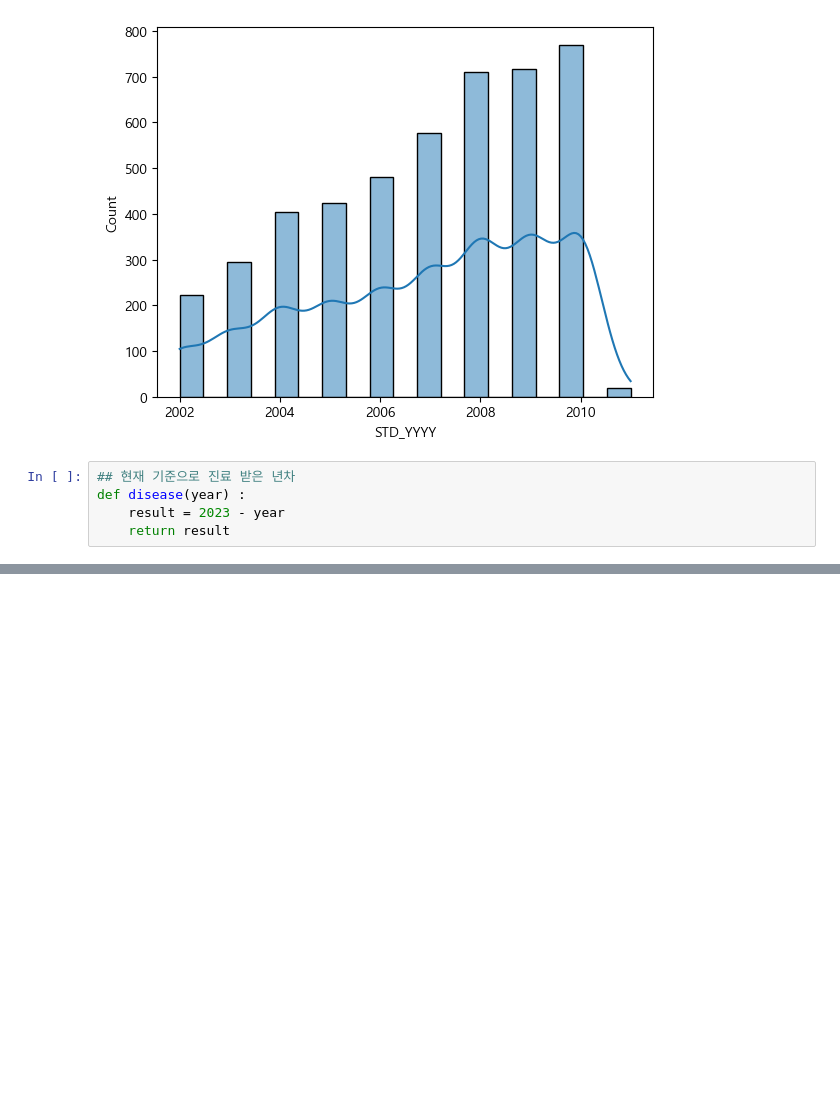
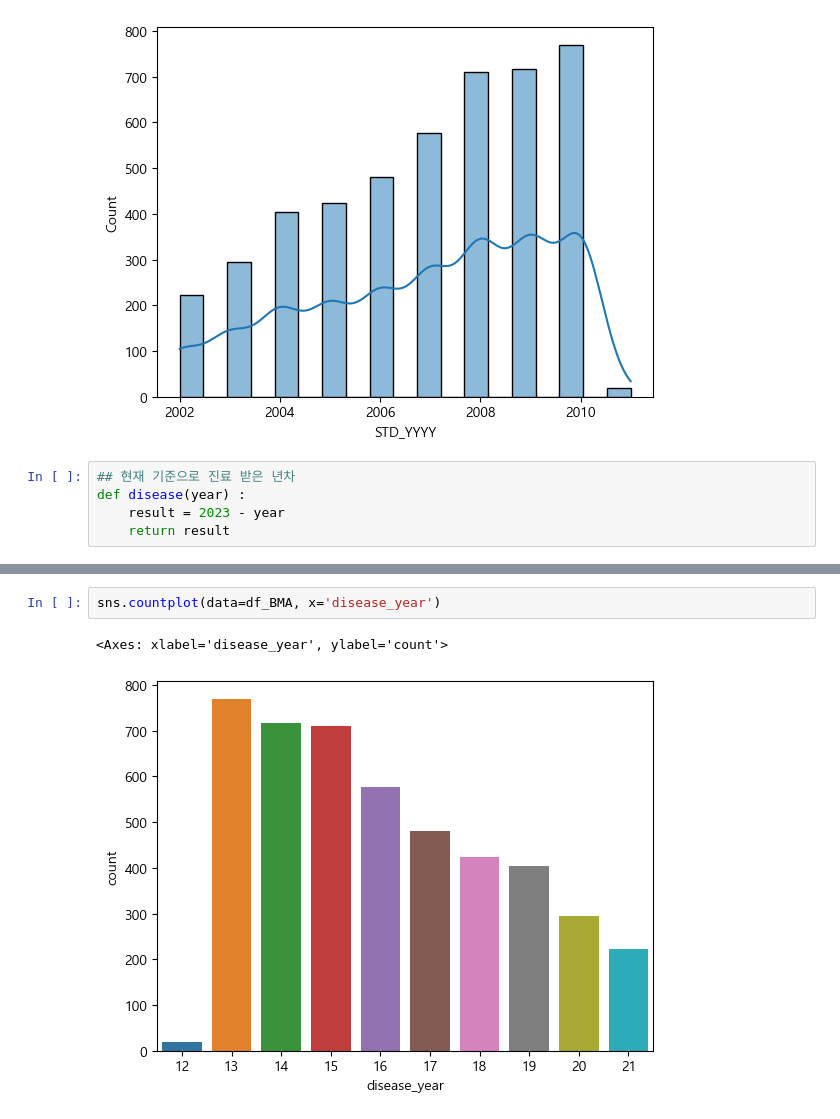
Before and after one commit to KKKKKIKKKK/toy_data_analysiss, a Jupyter notebook: codes/DDA/JoinCollectionNSC2_DDA_SA.ipynb, the cells around one changed output, grey strips where cells are left out. Cells and saved outputs as stored; diff of their text form; blank space fills up the shorter version.

```diff
--- a/codes/DDA/JoinCollectionNSC2_DDA_SA.ipynb
+++ b/codes/DDA/JoinCollectionNSC2_DDA_SA.ipynb
@@ -244,0 +245,5 @@ sns.boxplot(data=df_BMA, x='D_year')
+# %%
+sns.countplot(data=df_BMA, x='disease_year')
+# %% [output]
+<Axes: xlabel='disease_year', ylabel='count'>
+[figure, added]
```
Also changed, not shown: parts of 6 cells of this notebook, 5 other files.
